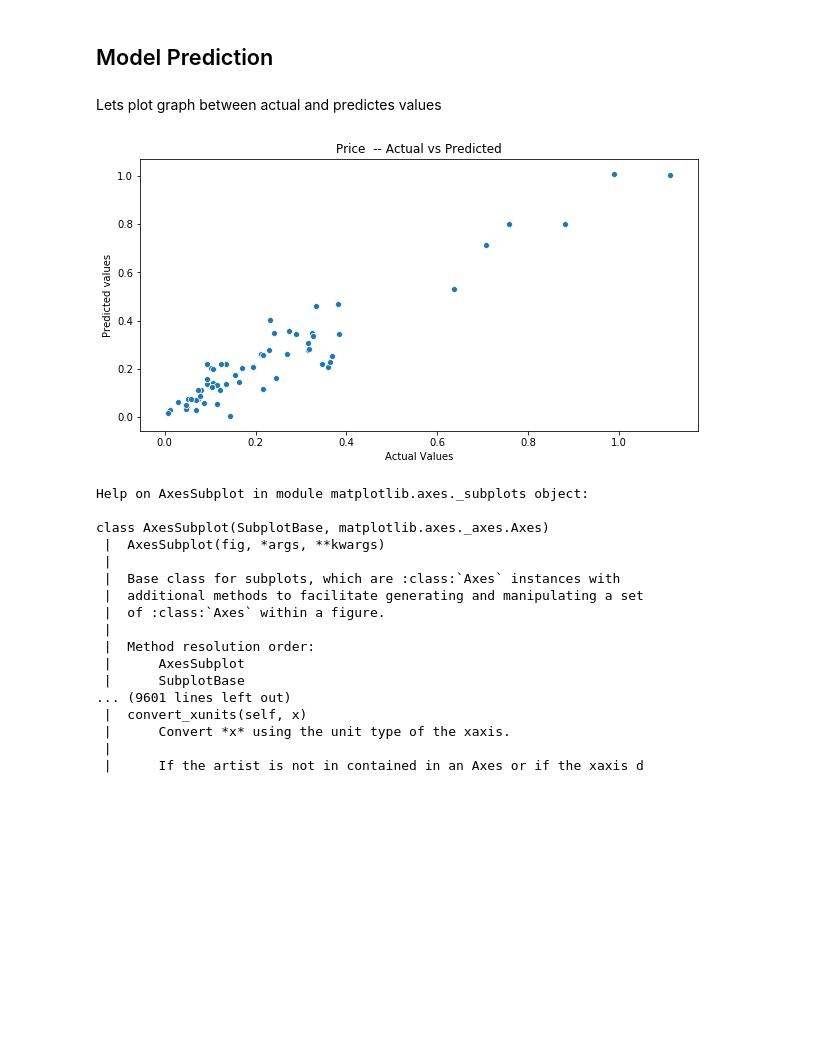
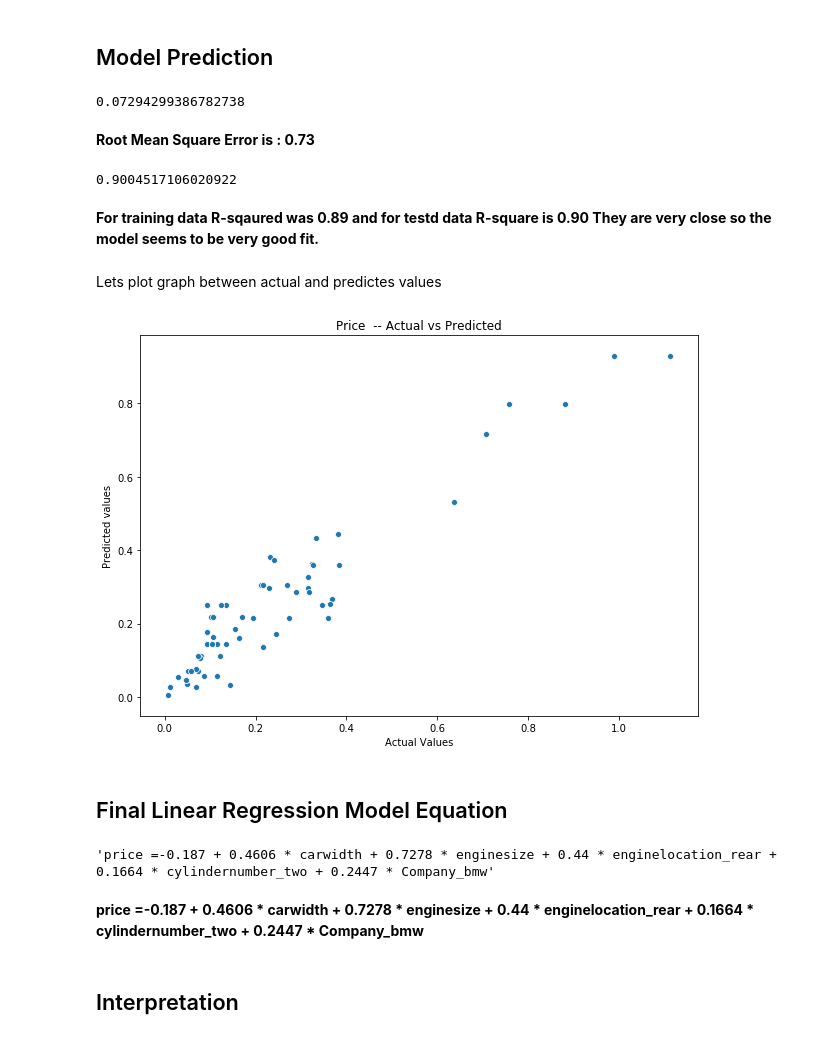
Before and after one commit to singh-manvinder/carprice_prediction, a Jupyter notebook: solution.ipynb, the cells around one changed output. Saved outputs shown, nothing was run; the diff lists cells and outputs as text; code cells hidden in the pictures; blank space fills up the shorter version.

Commit message:
Completed model equation

```diff
--- a/solution.ipynb
+++ b/solution.ipynb
@@ -511,0 +516,3 @@ calc_vif()
+# %%
+col = col.drop('cylindernumber_twelve')
+X_train_new, lm = build_model(col)
@@ -511,0 +556,3 @@ calc_vif()
+# %%
+col = col.drop('stroke')
+X_train_new, lm = build_model(col)
@@ -511,0 +595,3 @@ calc_vif()
+# %%
+col = col.drop('boreratio')
+X_train_new, lm = build_model(col)
@@ -511,0 +633,3 @@ calc_vif()
+# %%
+col = col.drop('cylindernumber_three')
+X_train_new, lm = build_model(col)
@@ -565,31 +722,41 @@ y_pred = lm.predict(X_test)
+# %%
+# checking RMSE
+np.sqrt(mean_squared_error(y_test, y_pred))
+# %% [output]
+0.07294299386782738
+# %% [markdown]
+**Root Mean Square Error is : 0.73**
+# %%
+# checking R-squared on test
+r2_score(y_test, y_pred)
+# %% [output]
+0.9004517106020922
+# %% [markdown]
+**For training data R-sqaured was 0.89 and for testd data R-square is 0.90 They are very close so the model seems to be very good fit.**
 # %% [markdown]
 Lets plot graph between actual and predictes values
 # %%
-plt.figure(figsize = (10,5))
+plt.figure(figsize = (10,7))
 sns.scatterplot(x=y_test, y=y_pred)
 plt.xlabel('Actual Values')
 plt.ylabel('Predicted values')
 plt.title('Price  -- Actual vs Predicted')
 plt.show()
 # %% [output]
-[figure, old version]
+[figure, new version]
-# %%
-help(ax)
-# %% [output]
-Help on AxesSubplot in module matplotlib.axes._subplots object:
-
-class AxesSubplot(SubplotBase, matplotlib.axes._axes.Axes)
- |  AxesSubplot(fig, *args, **kwargs)
- |
- |  Base class for subplots, which are :class:`Axes` instances with
- |  additional methods to facilitate generating and manipulating a set
- |  of :class:`Axes` within a figure.
- |
- |  Method resolution order:
- |      AxesSubplot
- |      SubplotBase
-... (9601 lines left out)
- |  convert_xunits(self, x)
- |      Convert *x* using the unit type of the xaxis.
- |
- |      If the artist is not in contained in an Axes or if the xaxis d
+# %% [markdown]
+## Final Linear Regression Model Equation
+# %%
+values = []
+for x in lm.params.index:
+    if(x == 'const'):
+        values.append(f'{round(lm.params[x], 4)}')
+    else:
+        values.append(f'{round(lm.params[x], 4)} * {x}')
+'price = ' +' + '.join(values)
+# %% [output]
+'price =-0.187 + 0.4606 * carwidth + 0.7278 * enginesize + 0.44 * enginelocation_rear + 0.1664 * cylindernumber_two + 0.2447 * Company_bmw'
+# %% [markdown]
+**price =-0.187 + 0.4606 * carwidth + 0.7278 * enginesize + 0.44 * enginelocation_rear + 0.1664 * cylindernumber_two + 0.2447 * Company_bmw**
+# %% [markdown]
+## Interpretation
```
Also changed, not shown: parts of 27 cells of this notebook.
